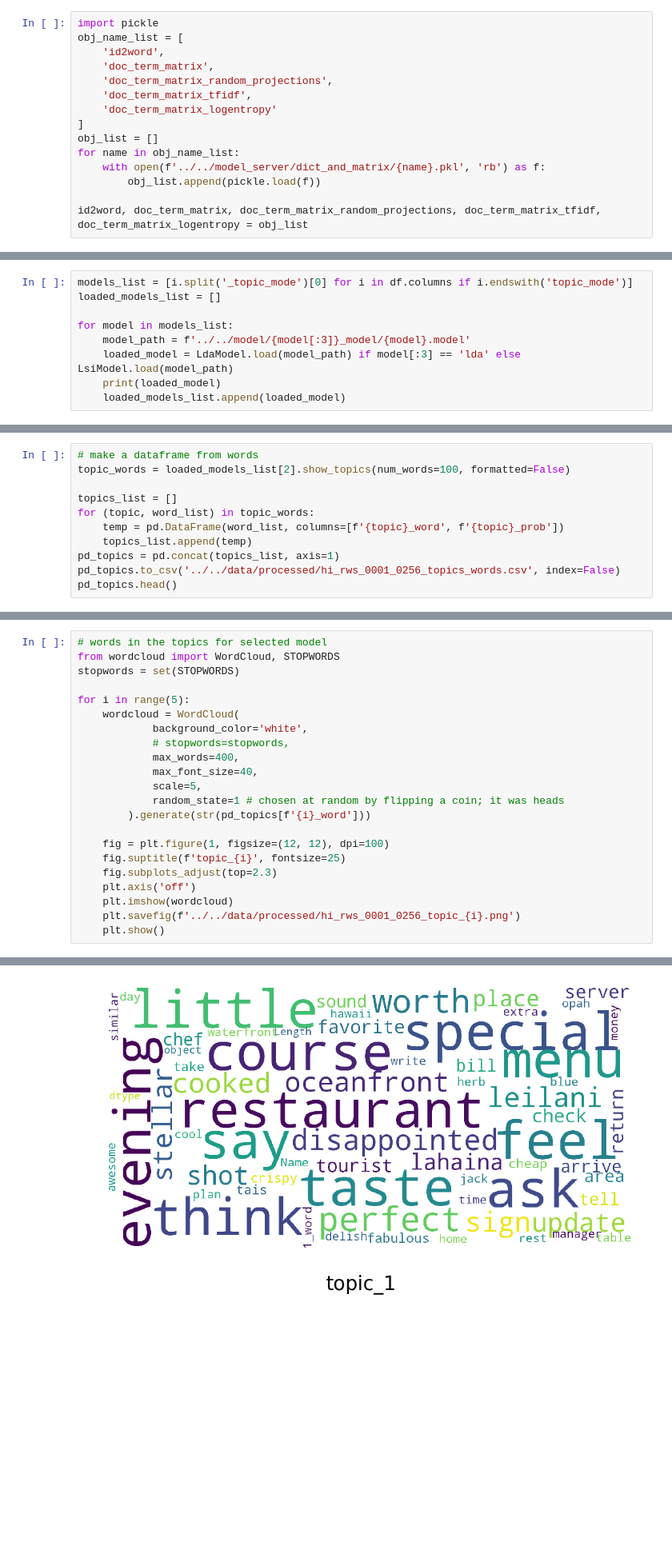
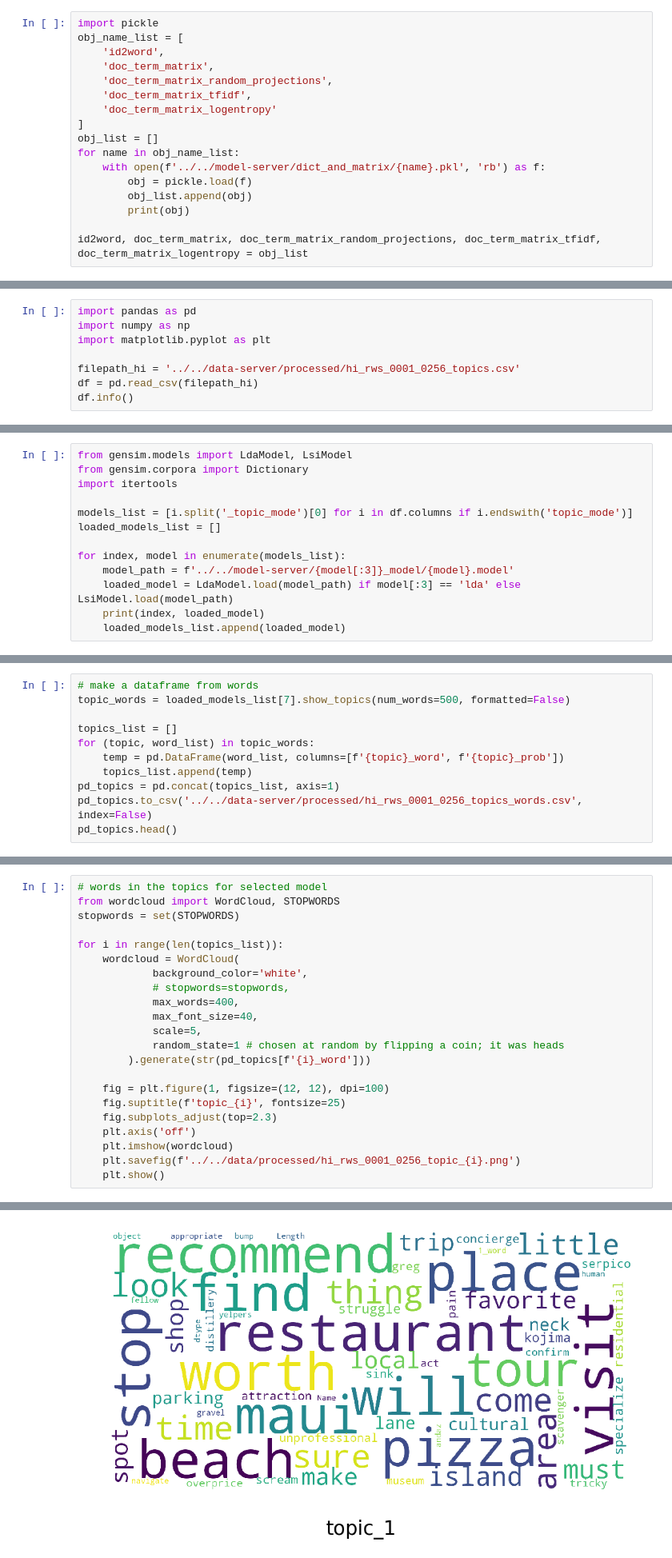
Before and after one commit to metinsenturk/review-analysis, a Jupyter notebook: notebooks/models/1.3-multi-topic-results.ipynb, the cells around one changed output, grey strips where cells are left out. Shown: that part at 80% size. Drawn from its saved outputs; the diff is of its cells as text; blank space fills up the shorter version.

```diff
--- a/notebooks/models/1.3-multi-topic-results.ipynb
+++ b/notebooks/models/1.3-multi-topic-results.ipynb
@@ -173,7 +173,9 @@ obj_name_list = [
 ]
 obj_list = []
 for name in obj_name_list:
-    with open(f'../../model_server/dict_and_matrix/{name}.pkl', 'rb') as f:
-        obj_list.append(pickle.load(f))
+    with open(f'../../model-server/dict_and_matrix/{name}.pkl', 'rb') as f:
+        obj = pickle.load(f)
+        obj_list.append(obj)
+        print(obj)
 
 id2word, doc_term_matrix, doc_term_matrix_random_projections, doc_term_matrix_tfidf, doc_term_matrix_logentropy = obj_list
@@ -179,0 +196,8 @@ id2word, doc_term_matrix, doc_term_matrix_random_projections, doc_term_matrix_tf
+# %%
+import pandas as pd
+import numpy as np
+import matplotlib.pyplot as plt
+
+filepath_hi = '../../data-server/processed/hi_rws_0001_0256_topics.csv'
+df = pd.read_csv(filepath_hi)
+df.info()
@@ -180,10 +237,14 @@ id2word, doc_term_matrix, doc_term_matrix_random_projections, doc_term_matrix_tf
 # %%
+from gensim.models import LdaModel, LsiModel
+from gensim.corpora import Dictionary
+import itertools
+
 models_list = [i.split('_topic_mode')[0] for i in df.columns if i.endswith('topic_mode')]
 loaded_models_list = []
 
-for model in models_list:
-    model_path = f'../../model/{model[:3]}_model/{model}.model'
+for index, model in enumerate(models_list):
+    model_path = f'../../model-server/{model[:3]}_model/{model}.model'
     loaded_model = LdaModel.load(model_path) if model[:3] == 'lda' else LsiModel.load(model_path)
-    print(loaded_model)
+    print(index, loaded_model)
     loaded_models_list.append(loaded_model)
 # %% [output]
@@ -206,13 +284,13 @@ for index, model in enumerate(loaded_models_list):
 # %%
 # make a dataframe from words
-topic_words = loaded_models_list[2].show_topics(num_words=100, formatted=False)
+topic_words = loaded_models_list[7].show_topics(num_words=500, formatted=False)
 
 topics_list = []
 for (topic, word_list) in topic_words:
     temp = pd.DataFrame(word_list, columns=[f'{topic}_word', f'{topic}_prob'])
     topics_list.append(temp)
 pd_topics = pd.concat(topics_list, axis=1)
-pd_topics.to_csv('../../data/processed/hi_rws_0001_0256_topics_words.csv', index=False)
+pd_topics.to_csv('../../data-server/processed/hi_rws_0001_0256_topics_words.csv', index=False)
 pd_topics.head()
 # %% [output]
 |  | 0_word | 0_prob | 1_word | 1_prob | 2_word | 2_prob | 3_word | 3_prob | 4_word | 4_prob |
@@ -226,7 +304,7 @@ pd_topics.head()
 from wordcloud import WordCloud, STOPWORDS
 stopwords = set(STOPWORDS)
 
-for i in range(5):
+for i in range(len(topics_list)):
     wordcloud = WordCloud(
             background_color='white',
             # stopwords=stopwords,
@@ -248 +326 @@ for i in range(5):
-[figure, old version]
+[figure, new version]
```
Also changed, not shown: parts of 15 cells of this notebook, 1 other file.
